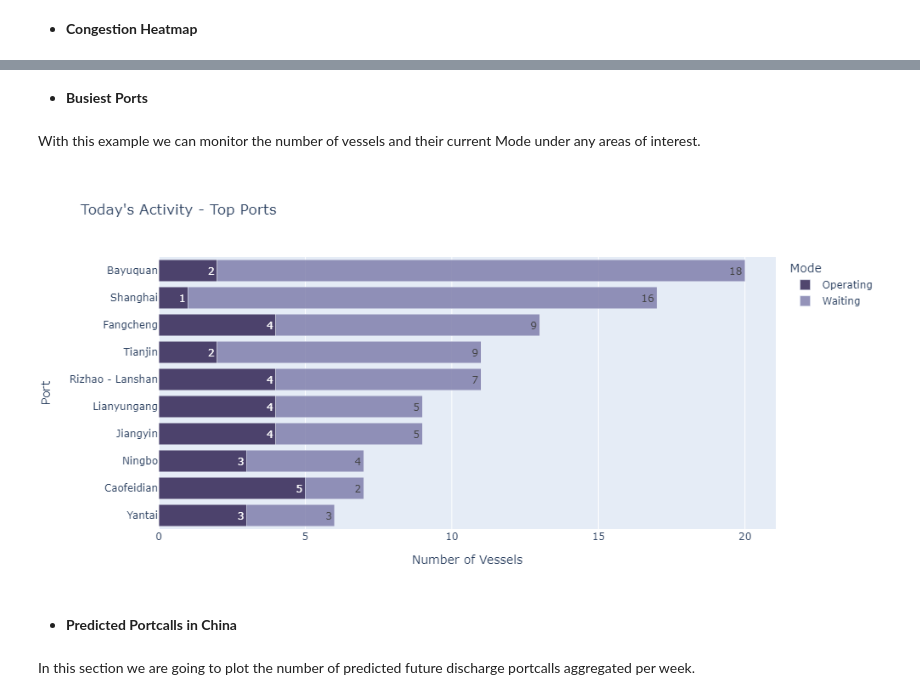
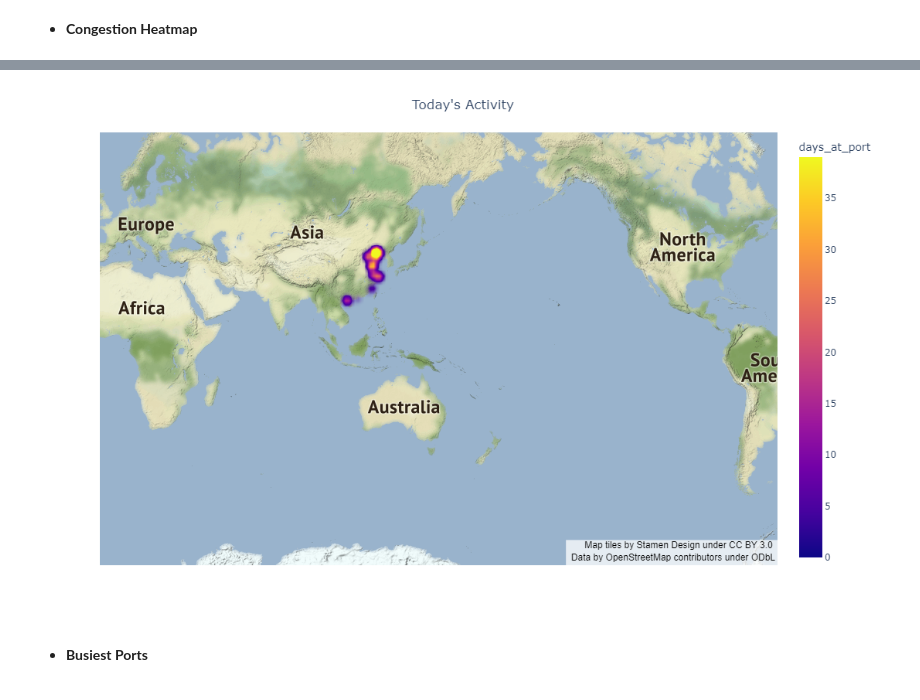
Before and after one commit to SignalOceanSdk/SignalSDK, a Jupyter notebook: docs/examples/jupyter/VoyagesAPI/Port_Congestion_in_China_(Capes).ipynb, the cells around one changed output, grey strips where cells are left out. Cells and saved outputs as stored; diff of their text form; code cells hidden in the pictures.

```diff
--- a/docs/examples/jupyter/VoyagesAPI/Port_Congestion_in_China_(Capes).ipynb
+++ b/docs/examples/jupyter/VoyagesAPI/Port_Congestion_in_China_(Capes).ipynb
@@ -531,0 +470,28 @@ vessels_at_port_df\
+# %%
+def calculate_live_port_congestion():
+    vessels_at_port_df = vessels_status_with_geos_df[
+    (port_filter | areas_filter) &
+    (vessels_status_with_geos_df.DayDate.dt.date == date.today())
+    ].copy()
+
+    vessels_at_port_df['days_at_port'] = (
+      (vessels_at_port_df.DayDate - vessels_at_port_df['arrival_date'])
+      .dt
+      .total_seconds()
+      /(60*60*24.0)
+    )
+
+    vessels_at_port_df.loc[vessels_at_port_df.days_at_port < 0, 'days_at_port'] = None
+    return vessels_at_port_df
+
+def plot_live_port_congestion_heatmap(vessels_at_port_df):
+    fig = px.density_mapbox(vessels_at_port_df, lat = 'latitude', lon = 'longitude', z = 'days_at_port', radius = 10,
+                          center = dict(lat = 0, lon = 150),zoom = 1, mapbox_style = "stamen-terrain",
+                          custom_data = ['imo', 'vessel_name', 'purpose', 'port_name_geos', 'arrival_date', 'days_at_port'])
+    fig.update_layout(
+      title = "Today's Activity",
+      title_x = 0.5,
+      width=1100,
+      height=700)
+    fig.update_traces(hovertemplate = 'IMO: %{customdata[0]} <br>Vessel Name: %{customdata[1]} <br>Purpose: %{customdata[2]} <br>Port: %{customdata[3]} <br>Arrival Date: %{customdata[4]} <br>Days at port: %{customdata[5]:.1f}')
+    fig.show()
@@ -550,4 +633,7 @@ fig.show()
+# %%
+live_port_congestion = calculate_live_port_congestion()
+plot_live_port_congestion_heatmap(live_port_congestion)
+# %% [output]
+[figure, added]
 # %% [markdown]
 - **Busiest Ports**
-# %% [markdown]
-With this example we can monitor the number of vessels and their current Mode under any areas of interest.
@@ -577,27 +639,0 @@ top_10_busy_ports = (
-# %%
-colors = ['rgba(38, 24, 74, 0.8)', 'rgba(122, 120, 168, 0.8)']
-fig = px.bar(aggregated_df[aggregated_df.port_name_geos.isin(top_10_busy_ports)],
-             y = 'port_name_geos',
-             x = 'num_of_vessels',
-             color= 'Mode',
-             title="Today's Activity - Top Ports",
-             orientation = 'h',
-             color_discrete_sequence = colors,
-             text = 'num_of_vessels',
-             custom_data = ['Mode'])
-
-fig.update_layout(
-    width=1000,
-    height=500,
-    xaxis_title= 'Number of Vessels', yaxis_title = 'Port', barmode = 'stack',
-    yaxis = {'categoryorder':'total ascending'}
-)
-
-fig.update_traces(hovertemplate = '%{y} <br>%{customdata[0]}: %{x}<extra></extra>')
-fig.show()
-# %% [output]
-[figure, removed]
-# %% [markdown]
-- **Predicted Portcalls in China**
-# %% [markdown]
-In this section we are going to plot the number of predicted future discharge portcalls aggregated per week.
```
Also changed, not shown: parts of 54 cells of this notebook.
